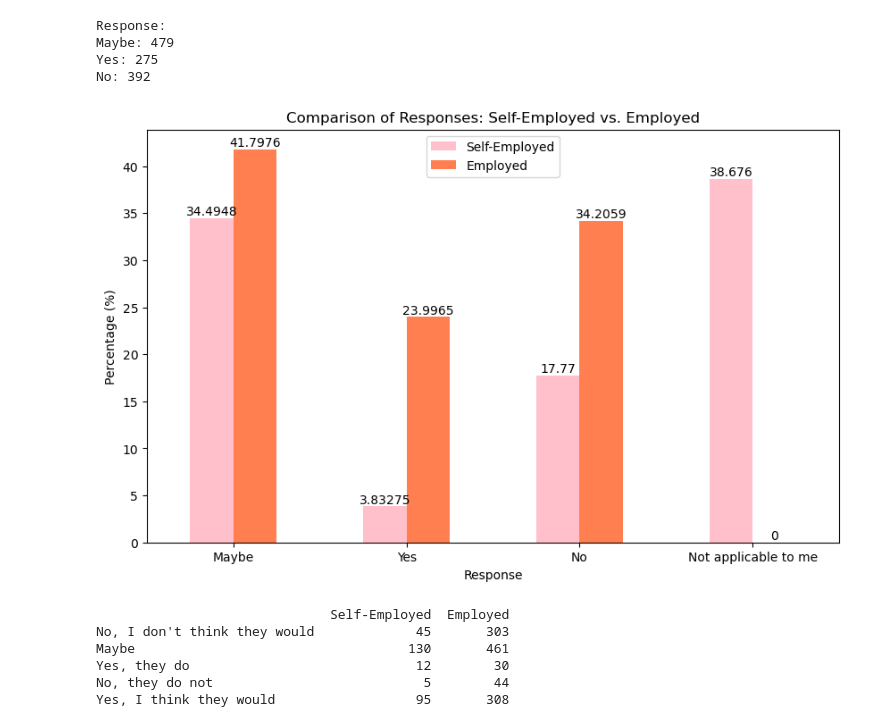
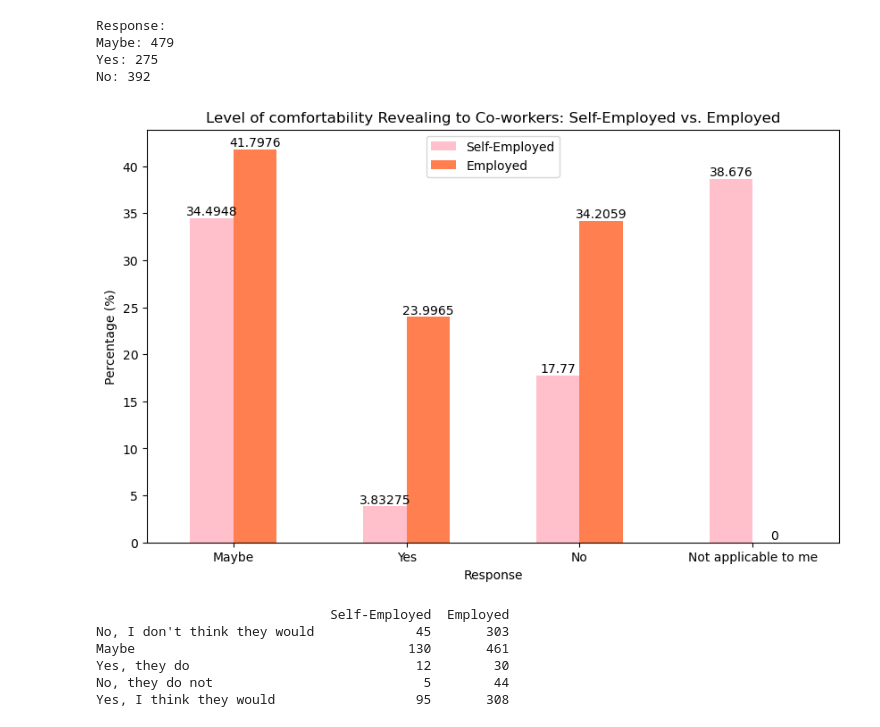
Before and after one commit to June-buggy/Project_01, a Jupyter notebook: Maxiel's Analysis.ipynb, the cells around one changed output. Saved outputs shown, nothing was run; the diff lists cells and outputs as text; code cells hidden in the pictures.

```diff
--- a/Maxiel's Analysis copy 2.ipynb
+++ b/Maxiel's Analysis.ipynb
@@ -5,7 +5,7 @@ from pathlib import Path
 import matplotlib.pyplot as plt
 # %%
 # Name of the CSV file
-file = Path('Data/mental-heath-in-tech-2016_20161114.csv')
+file = Path('Resources/mental-heath-in-tech-2016_20161114.csv')
 # %%
 # The correct encoding must be used to read the CSV in pandas
 df = pd.read_csv(file, encoding="ISO-8859-1")
@@ -36,8 +36,7 @@ clean_df = df.copy()
 clean_df.loc[:, 'If you have been diagnosed or treated for a mental health disorder, do you ever reveal this to coworkers or employees?'] = clean_df['If you have been diagnosed or treated for a mental health disorder, do you ever reveal this to coworkers or employees?'].replace(response_mapping)
 
 # List of columns you want to keep
-columns_to_keep = ['Index',
-                   'Are you self-employed?',
+columns_to_keep = ['Are you self-employed?',
                    'If you have been diagnosed or treated for a mental health disorder, do you ever reveal this to clients or business contacts?',
                    'If you have revealed a mental health issue to a client or business contact, do you believe this has impacted you negatively?',
                    'Is your anonymity protected if you choose to take advantage of mental health or substance abuse treatment resources provided by your employer?',
@@ -52,7 +51,7 @@ columns_to_keep = ['Index',
 clean_df = clean_df[columns_to_keep]
 
 # Save the selected columns to a new CSV dataset
-clean_df.to_csv('Data/clean_Dataset.csv', index=False)
+clean_df.to_csv('Resources/clean_Dataset.csv', index=False)
 # %%
 # Preview of the selected columns
 clean_df.head()
@@ -427,7 +437,7 @@ Yes: 275
 No: 392
 # %%
 # Filter the data for self-employed individuals (value=1)
-self_employed_df = df[df['Are you self-employed?'] == 1]
+self_employed_df = clean_df[clean_df['Are you self-employed?'] == 1]
 
 # Filter the data for employed individuals (value=0)
 employed_df = df[df['Are you self-employed?'] == 0]
@@ -445,35 +455,35 @@ employed_responses = employed_df['Would you feel comfortable discussing a mental
 total_self_employed = self_employed_responses.sum()
 total_employed = employed_responses.sum()
 
 self_employed_percentages = (self_employed_responses / total_self_employed) * 100
 employed_percentages = (employed_responses / total_employed) * 100
 
 # Create a DataFrame for the percentage outcomes
 percentage_df = pd.DataFrame({
     'Self-Employed': self_employed_percentages,
     'Employed': employed_percentages
 })
 
 # Reorder the DataFrame rows based on the specified_responses order
 percentage_df = percentage_df.reindex(specified_responses)
 
 # Set colors for bars
 colors = ['pink', 'coral']
 
 # Plot a double bar graph with customized colors, percentage labels, and rotated labels
 ax = percentage_df.plot(kind='bar', figsize=(10, 6), color=colors, rot=0)
-plt.title("Comparison of Responses: Self-Employed vs. Employed")
+plt.title("Level of comfortability Revealing to Co-workers: Self-Employed vs. Employed")
 plt.xlabel("Response")
 plt.ylabel("Percentage (%)")
 ax.legend(loc='upper center')
 
 # Add percentage labels to the bars
 for container in ax.containers:
     ax.bar_label(container, label_type='edge', fontsize=10, color='black')
 
 plt.show()
 # %% [output]
-[figure, old version]
+[figure, new version]
 # %%
 # Filter the data for self-employed individuals (value=1)
 self_employed_df = df[df['Are you self-employed?'] == 1]
```
Also changed, not shown: parts of 7 cells of this notebook, 1 other file.
